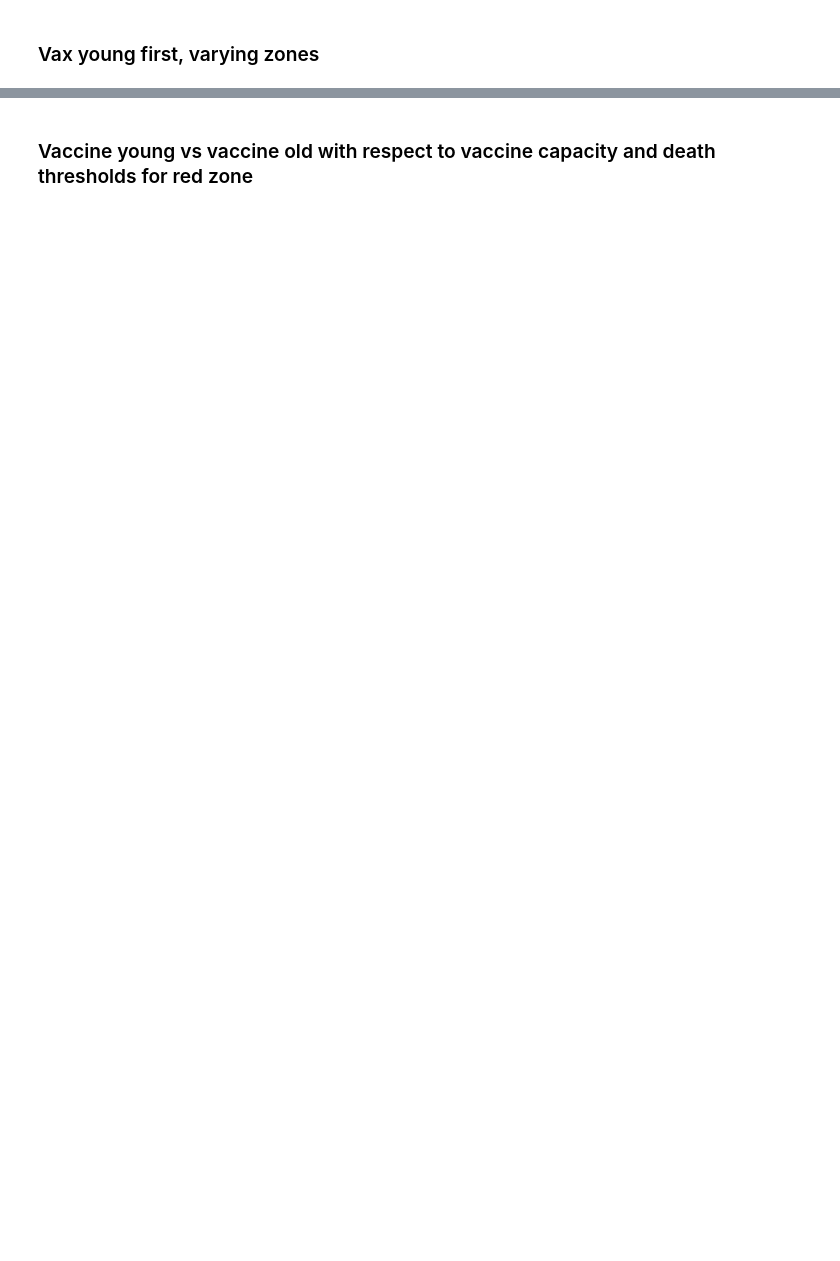
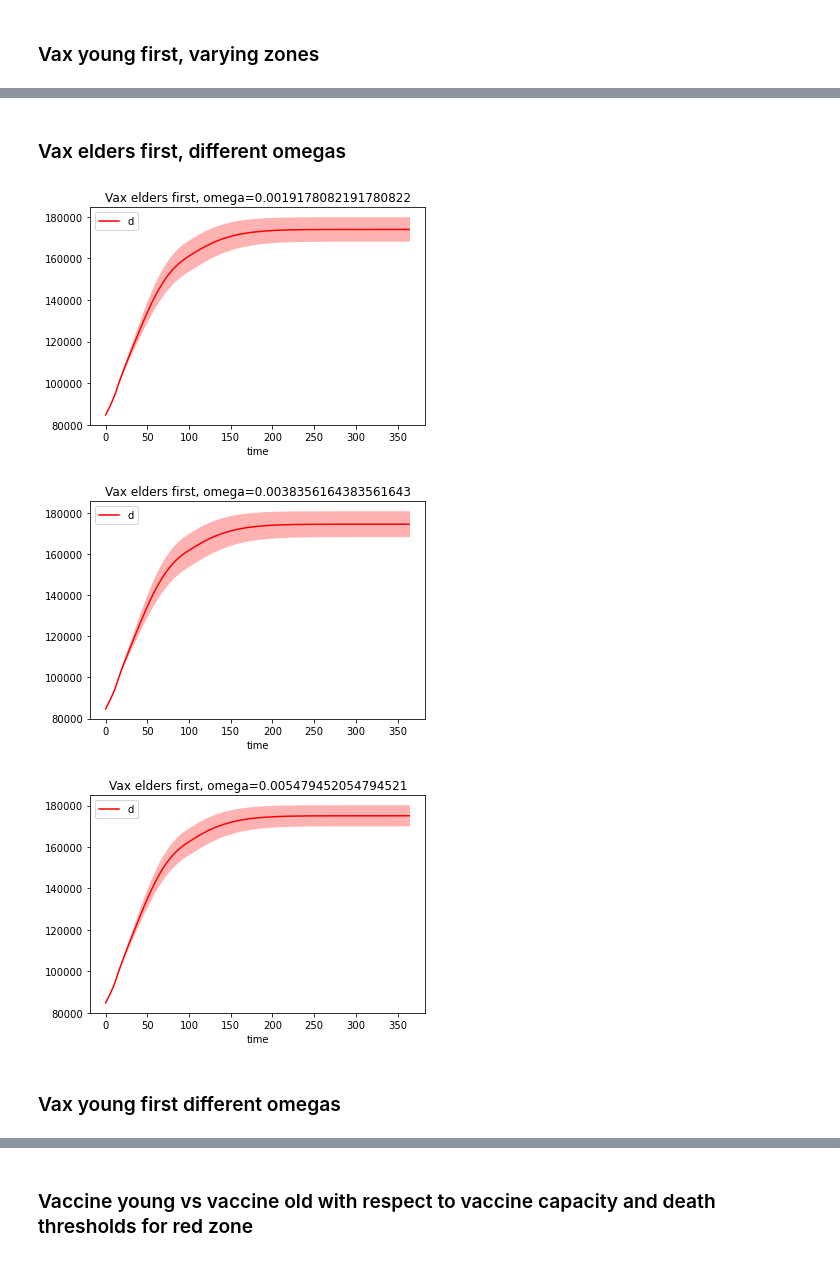
Before and after one commit to earendil94/vaccine-simul, a Jupyter notebook: notebook/Exam.ipynb, the cells around one changed output, grey strips where cells are left out. Saved outputs shown, nothing was run; the diff lists cells and outputs as text; code cells hidden in the pictures; blank space fills up the shorter version.

```diff
--- a/notebook/Exam.ipynb
+++ b/notebook/Exam.ipynb
@@ -432,0 +459,18 @@ plt.savefig("Presentation/Images/daily_deaths_comparison")
+# %% [markdown]
+### Vax elders first, different omegas
+# %%
+days = 365
+
+omega_pack_elder = []
+
+for om in np.array([0.7/365,1.4/365,2/365]):
+    sol,sol_sigma = simul_sirri(50, days, omega=om, beta=0.9, vax_policy=vax_old_first, K_t=variable_zones)
+    agg, agg_sigma = plot_sirri_aggr(sol, sol_sigma, bins, "Vax elders first, omega="+str(om), 'd')
+    pack = pack_aggr_data(agg, agg_sigma, "Omega="+str(om))
+    omega_pack_elder.append(pack)
+# %% [output]
+[figure, added]
+[figure, added]
+[figure, added]
+# %% [markdown]
+### Vax young first different omegas
```
Also changed, not shown: parts of 24 cells of this notebook.
